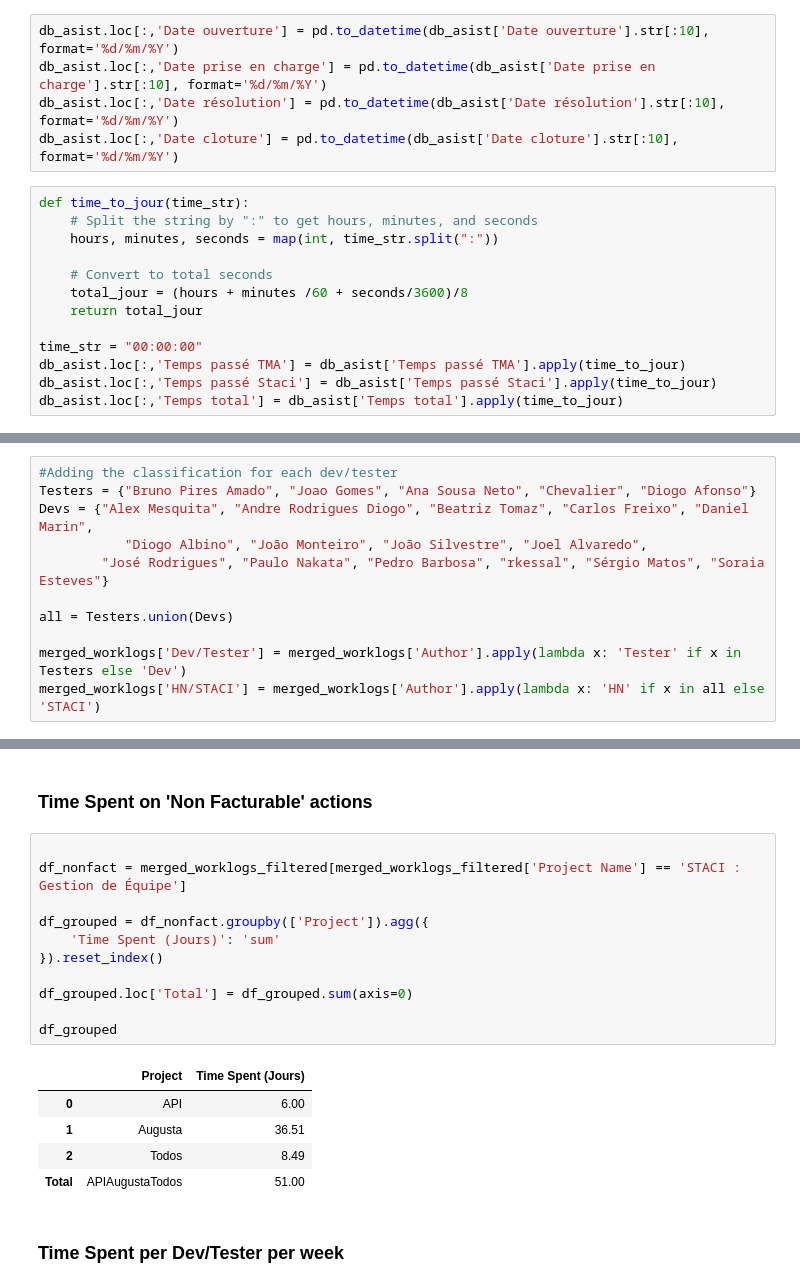
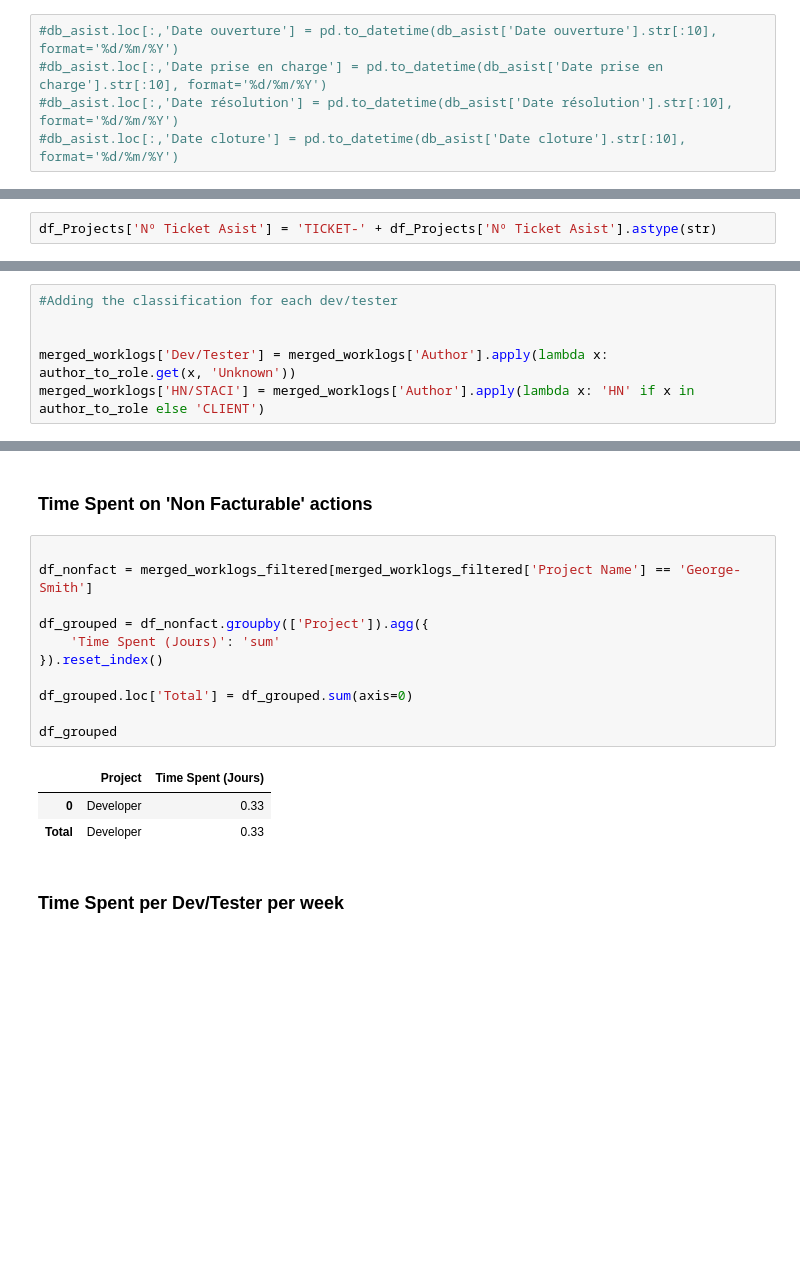
Before and after one commit to fvirtuozo/ML_for_Project_Time_Prediction, a Jupyter notebook: Scripts_for_portifolio.ipynb, the cells around one changed output, grey strips where cells are left out. Cells and saved outputs as stored; diff of their text form; blank space fills up the shorter version.

```diff
--- a/Scripts_for_portifolio.ipynb
+++ b/Scripts_for_portifolio.ipynb
@@ -467,21 +413,8 @@ db_asist.loc[:,'Priorité'] = np.random.choice(['Normale', 'Haute', 'Bas'], size
 # %%
-db_asist.loc[:,'Date ouverture'] = pd.to_datetime(db_asist['Date ouverture'].str[:10], format='%d/%m/%Y')
-db_asist.loc[:,'Date prise en charge'] = pd.to_datetime(db_asist['Date prise en charge'].str[:10], format='%d/%m/%Y')
-db_asist.loc[:,'Date résolution'] = pd.to_datetime(db_asist['Date résolution'].str[:10], format='%d/%m/%Y')
-db_asist.loc[:,'Date cloture'] = pd.to_datetime(db_asist['Date cloture'].str[:10], format='%d/%m/%Y')
+#db_asist.loc[:,'Date ouverture'] = pd.to_datetime(db_asist['Date ouverture'].str[:10], format='%d/%m/%Y')
+#db_asist.loc[:,'Date prise en charge'] = pd.to_datetime(db_asist['Date prise en charge'].str[:10], format='%d/%m/%Y')
+#db_asist.loc[:,'Date résolution'] = pd.to_datetime(db_asist['Date résolution'].str[:10], format='%d/%m/%Y')
+#db_asist.loc[:,'Date cloture'] = pd.to_datetime(db_asist['Date cloture'].str[:10], format='%d/%m/%Y')
-# %%
-def time_to_jour(time_str):
-    # Split the string by ":" to get hours, minutes, and seconds
-    hours, minutes, seconds = map(int, time_str.split(":"))
-
-    # Convert to total seconds
-    total_jour = (hours + minutes /60 + seconds/3600)/8
-    return total_jour
-
-time_str = "00:00:00"
-db_asist.loc[:,'Temps passé TMA'] = db_asist['Temps passé TMA'].apply(time_to_jour)
-db_asist.loc[:,'Temps passé Staci'] = db_asist['Temps passé Staci'].apply(time_to_jour)
-db_asist.loc[:,'Temps total'] = db_asist['Temps total'].apply(time_to_jour)
 # %%
 db_asist
 # %% [output]
@@ -567,6 +500,8 @@ dtype: int64
 merged_db_asist['Domaine'] = merged_db_asist['Domaine'].fillna('Autres')
 # %% [markdown]
 #Adding the estimative and Time Spent to Asist Database
+# %%
+df_Projects['Nº Ticket Asist'] = 'TICKET-' + df_Projects['Nº Ticket Asist'].astype(str)
 # %%
 merged_db_asist['Numéro'] = merged_db_asist['Numéro'].astype(str)
 
@@ -675,14 +598,9 @@ merged_worklogs
 # %%
 #Adding the classification for each dev/tester
-Testers = {"Bruno Pires Amado", "Joao Gomes", "Ana Sousa Neto", "Chevalier", "Diogo Afonso"}
-Devs = {"Alex Mesquita", "Andre Rodrigues Diogo", "Beatriz Tomaz", "Carlos Freixo", "Daniel Marin",
-           "Diogo Albino", "João Monteiro", "João Silvestre", "Joel Alvaredo",
-        "José Rodrigues", "Paulo Nakata", "Pedro Barbosa", "rkessal", "Sérgio Matos", "Soraia Esteves"}
 
-all = Testers.union(Devs)
 
-merged_worklogs['Dev/Tester'] = merged_worklogs['Author'].apply(lambda x: 'Tester' if x in Testers else 'Dev')
-merged_worklogs['HN/STACI'] = merged_worklogs['Author'].apply(lambda x: 'HN' if x in all else 'STACI')
+merged_worklogs['Dev/Tester'] = merged_worklogs['Author'].apply(lambda x: author_to_role.get(x, 'Unknown'))
+merged_worklogs['HN/STACI'] = merged_worklogs['Author'].apply(lambda x: 'HN' if x in author_to_role else 'CLIENT')
 # %%
 merged_worklogs
 # %% [output]
@@ -767,21 +683,19 @@ pivot_table
 ### Time Spent on 'Non Facturable' actions
 # %%
 
-df_nonfact = merged_worklogs_filtered[merged_worklogs_filtered['Project Name'] == 'STACI : Gestion de Équipe']
+df_nonfact = merged_worklogs_filtered[merged_worklogs_filtered['Project Name'] == 'George-Smith']
 
 df_grouped = df_nonfact.groupby(['Project']).agg({
     'Time Spent (Jours)': 'sum'
 }).reset_index()
 
 df_grouped.loc['Total'] = df_grouped.sum(axis=0)
 
 df_grouped
 # %% [output]
 |  | Project | Time Spent (Jours) |
-| 0 | API | 6.00 |
-| 1 | Augusta | 36.51 |
-| 2 | Todos | 8.49 |
-| Total | APIAugustaTodos | 51.00 |
+| 0 | Developer | 0.33 |
+| Total | Developer | 0.33 |
 # %% [markdown]
 ### Time Spent per Dev/Tester per week
 # %%
```
Also changed, not shown: parts of 50 cells of this notebook.
